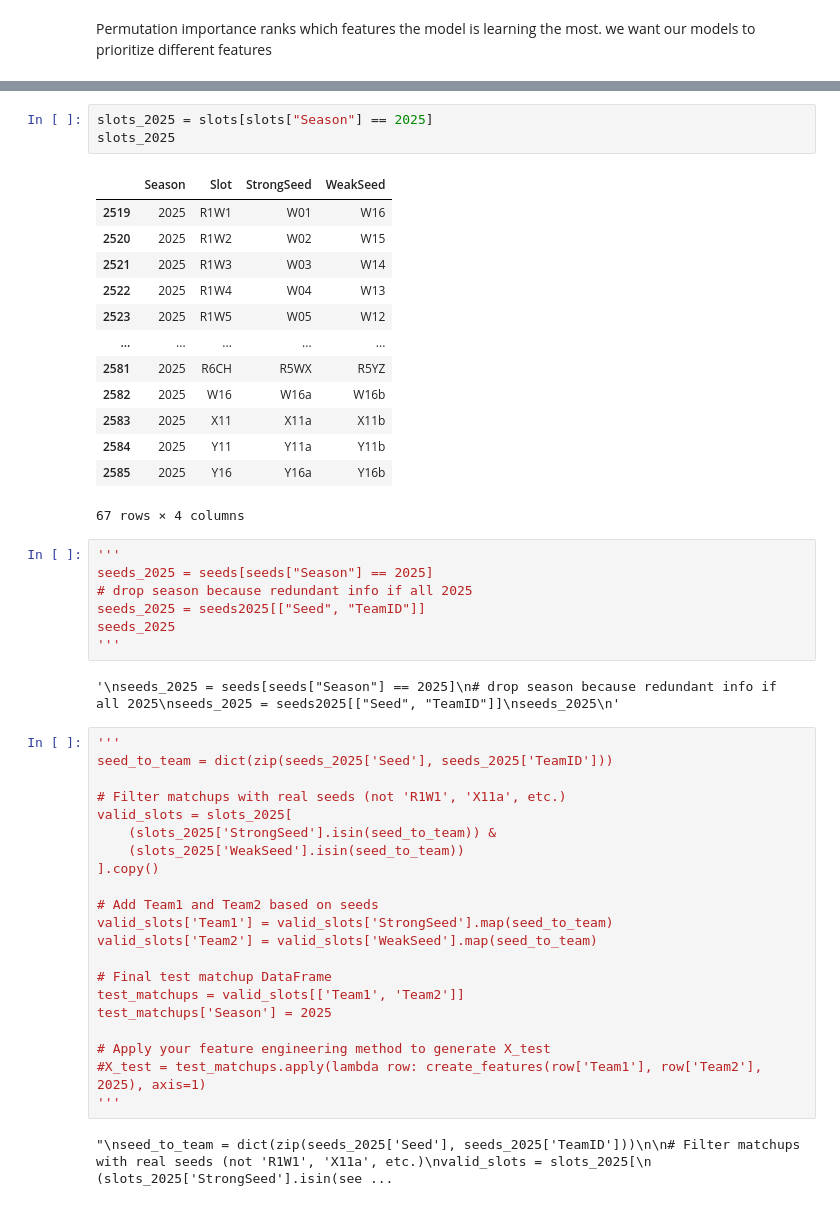
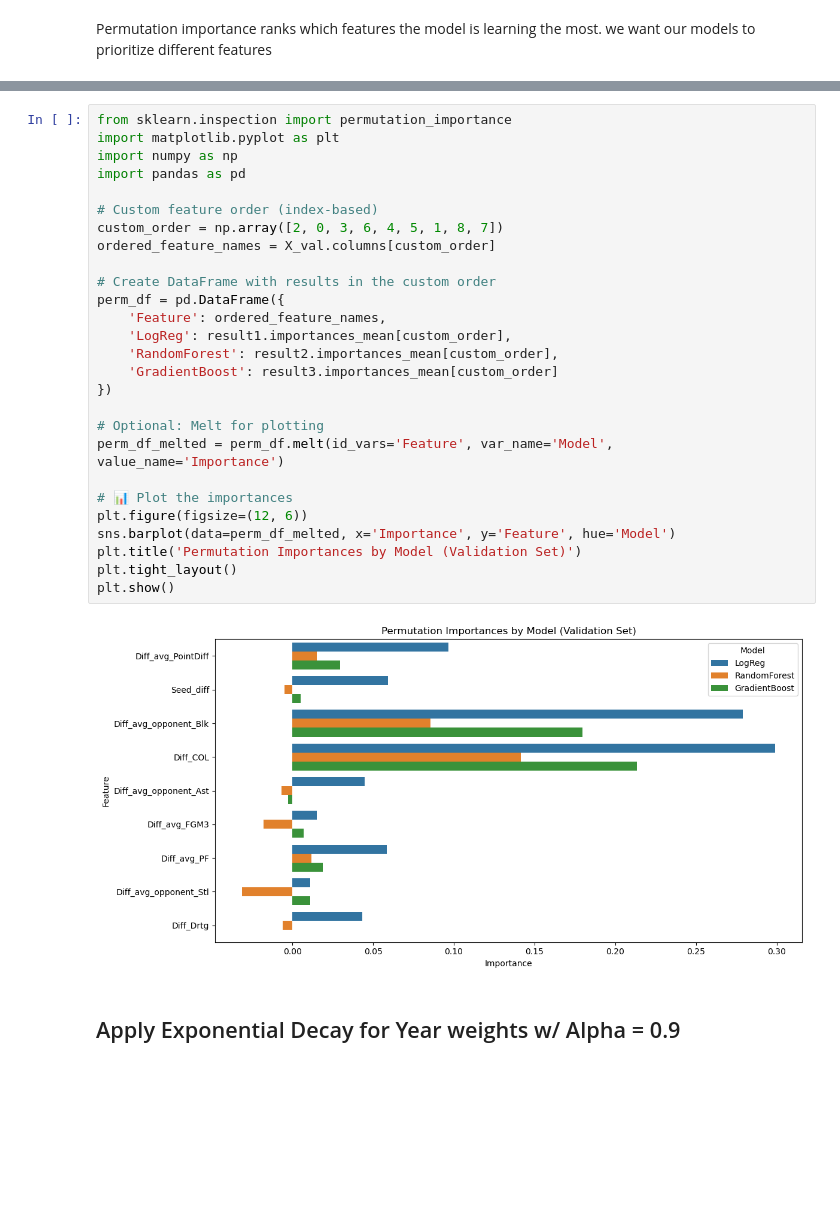
Before and after one commit to ecw70574/data_mining_course_project, a Jupyter notebook: TestingMerge.ipynb, the cells around one changed output, grey strips where cells are left out. Drawn from its saved outputs; the diff is of its cells as text; blank space fills up the shorter version.

```diff
--- a/TestingMerge.ipynb
+++ b/TestingMerge.ipynb
@@ -1675,49 +1602,31 @@ Also try mutual information, tree based feature selection, PCA, and variance thr
-# %%
-slots_2025 = slots[slots["Season"] == 2025]
-slots_2025
-# %% [output]
-|  | Season | Slot | StrongSeed | WeakSeed |
-| 2519 | 2025 | R1W1 | W01 | W16 |
-| 2520 | 2025 | R1W2 | W02 | W15 |
-| 2521 | 2025 | R1W3 | W03 | W14 |
-| 2522 | 2025 | R1W4 | W04 | W13 |
-| 2523 | 2025 | R1W5 | W05 | W12 |
-| ... | ... | ... | ... | ... |
-| 2581 | 2025 | R6CH | R5WX | R5YZ |
-| 2582 | 2025 | W16 | W16a | W16b |
-| 2583 | 2025 | X11 | X11a | X11b |
-| 2584 | 2025 | Y11 | Y11a | Y11b |
-| 2585 | 2025 | Y16 | Y16a | Y16b |
-67 rows × 4 columns
-# %%
-'''
-seeds_2025 = seeds[seeds["Season"] == 2025]
-# drop season because redundant info if all 2025
-seeds_2025 = seeds2025[["Seed", "TeamID"]]
-seeds_2025
-'''
-# %% [output]
-'\nseeds_2025 = seeds[seeds["Season"] == 2025]\n# drop season because redundant info if all 2025\nseeds_2025 = seeds2025[["Seed", "TeamID"]]\nseeds_2025\n'
-# %%
-'''
-seed_to_team = dict(zip(seeds_2025['Seed'], seeds_2025['TeamID']))
-
-# Filter matchups with real seeds (not 'R1W1', 'X11a', etc.)
-valid_slots = slots_2025[
-    (slots_2025['StrongSeed'].isin(seed_to_team)) &
-    (slots_2025['WeakSeed'].isin(seed_to_team))
-].copy()
-
-# Add Team1 and Team2 based on seeds
-valid_slots['Team1'] = valid_slots['StrongSeed'].map(seed_to_team)
-valid_slots['Team2'] = valid_slots['WeakSeed'].map(seed_to_team)
-
-# Final test matchup DataFrame
-test_matchups = valid_slots[['Team1', 'Team2']]
-test_matchups['Season'] = 2025
-
-# Apply your feature engineering method to generate X_test
-#X_test = test_matchups.apply(lambda row: create_features(row['Team1'], row['Team2'], 2025), axis=1)
-'''
-# %% [output]
-"\nseed_to_team = dict(zip(seeds_2025['Seed'], seeds_2025['TeamID']))\n\n# Filter matchups with real seeds (not 'R1W1', 'X11a', etc.)\nvalid_slots = slots_2025[\n    (slots_2025['StrongSeed'].isin(see ...
+# %%
+from sklearn.inspection import permutation_importance
+import matplotlib.pyplot as plt
+import numpy as np
+import pandas as pd
+
+# Custom feature order (index-based)
+custom_order = np.array([2, 0, 3, 6, 4, 5, 1, 8, 7])
+ordered_feature_names = X_val.columns[custom_order]
+
+# Create DataFrame with results in the custom order
+perm_df = pd.DataFrame({
+    'Feature': ordered_feature_names,
+    'LogReg': result1.importances_mean[custom_order],
+    'RandomForest': result2.importances_mean[custom_order],
+    'GradientBoost': result3.importances_mean[custom_order]
+})
+
+# Optional: Melt for plotting
+perm_df_melted = perm_df.melt(id_vars='Feature', var_name='Model', value_name='Importance')
+
+# 📊 Plot the importances
+plt.figure(figsize=(12, 6))
+sns.barplot(data=perm_df_melted, x='Importance', y='Feature', hue='Model')
+plt.title('Permutation Importances by Model (Validation Set)')
+plt.tight_layout()
+plt.show()
+# %% [output]
+[figure, added]
+# %% [markdown]
+## Apply Exponential Decay for Year weights w/ Alpha = 0.9
```
Also changed, not shown: parts of 106 cells of this notebook, 10 other files.
